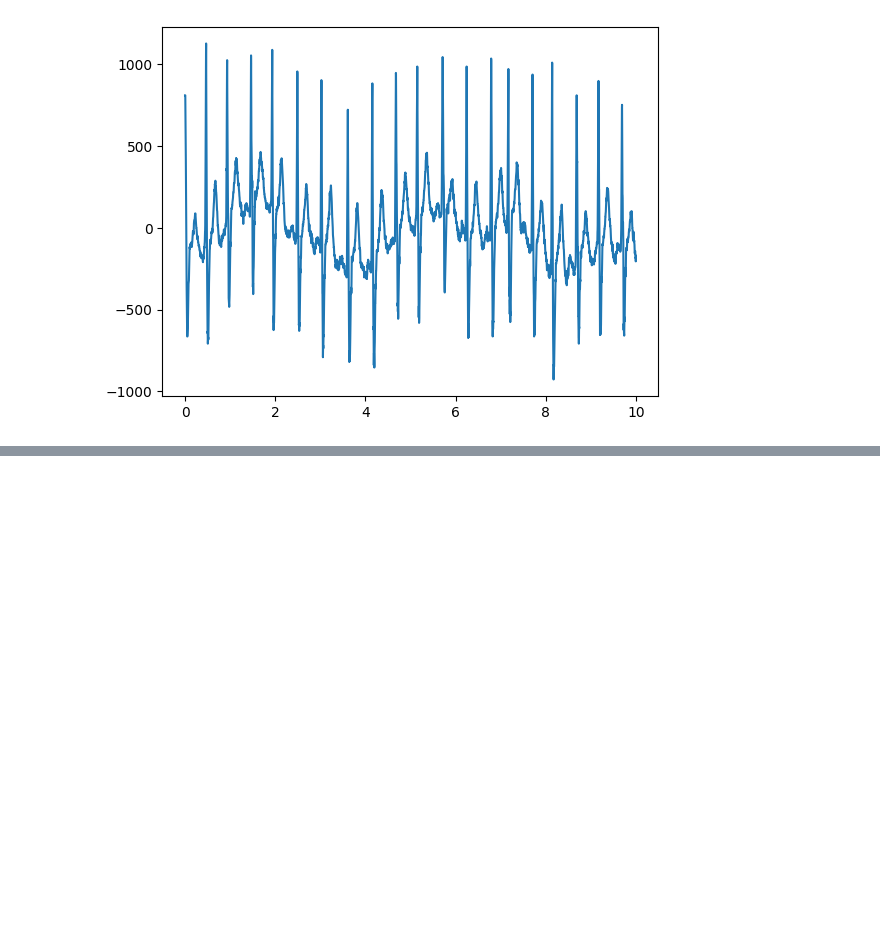
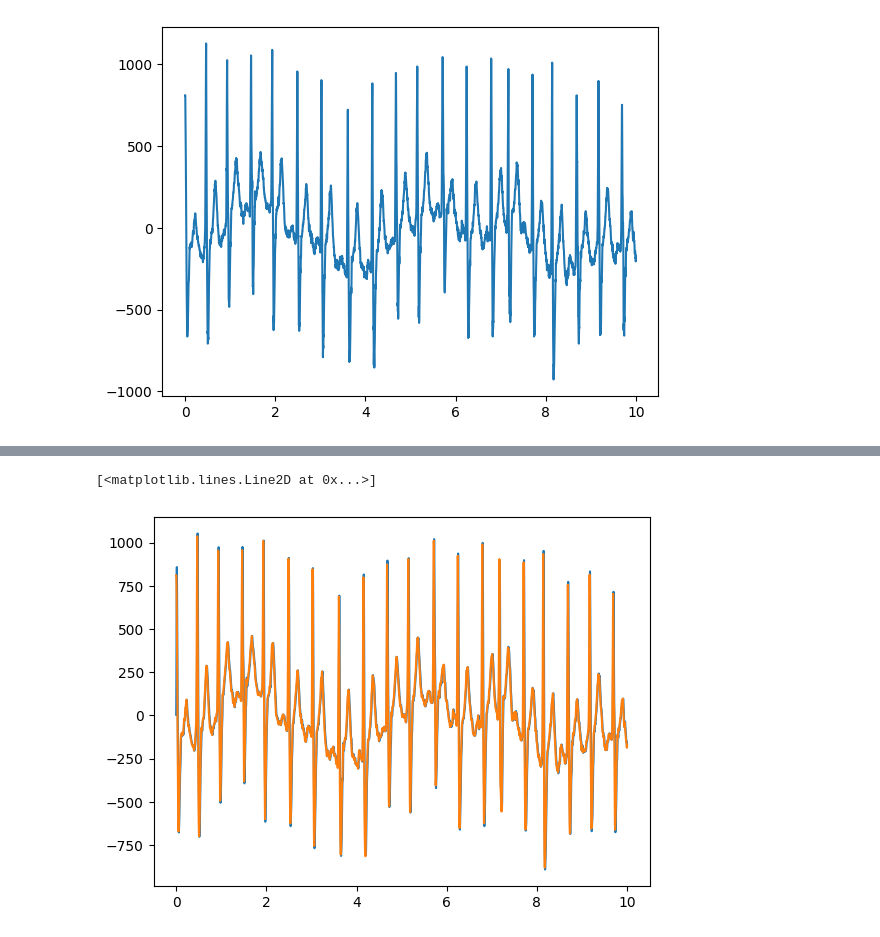
Before and after one commit to PabloCaicedoR/pablocaicedor.github.io, a Jupyter notebook: codigo/PSIM/cod001_signal_conditioning.ipynb, the cells around one changed output, grey strips where cells are left out. Cells and saved outputs as stored; diff of their text form; code cells hidden in the pictures; blank space fills up the shorter version.

Commit message:
feat: Co Signal COnditioning

```diff
--- a/codigo/PSIM/cod001_signal_conditioning.ipynb
+++ b/codigo/PSIM/cod001_signal_conditioning.ipynb
@@ -50,0 +94,17 @@ plt.plot(t,lead_10)
+# %%
+fs = 500
+fcut = 50
+order = 4
+
+f_corte = fcut/(fs/2)
+
+b, a = signal.butter(order, f_corte, "lowpass")
+# %%
+ecg_filt_1 = signal.lfilter(b, a, lead_10)
+ecg_filt_2 = signal.filtfilt(b, a, lead_10) # No causal.
+# %%
+plt.plot(t, ecg_filt_1)
+plt.plot(t, ecg_filt_2)
+# %% [output]
+[<matplotlib.lines.Line2D at 0x...>]
+[figure, added]
```
Also changed, not shown: parts of 18 cells of this notebook, 14 other files.
